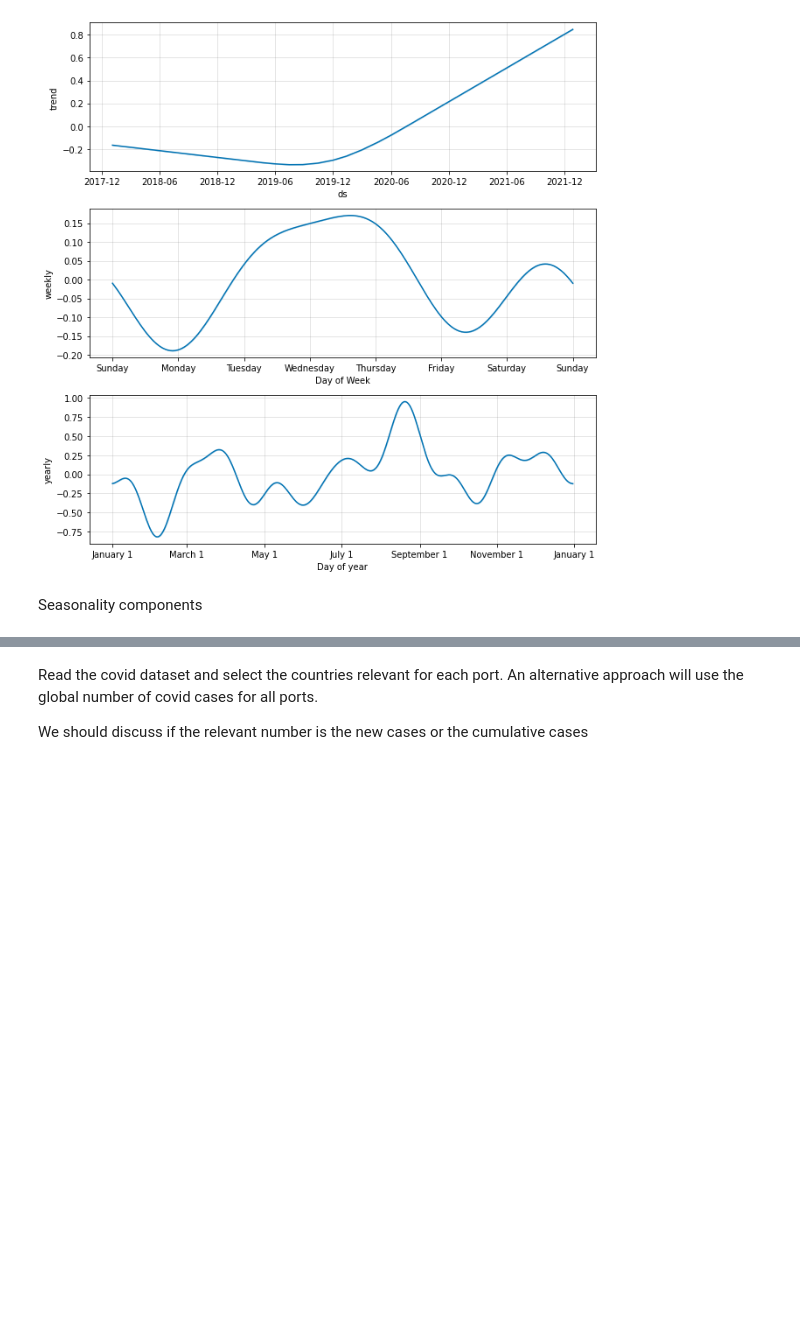
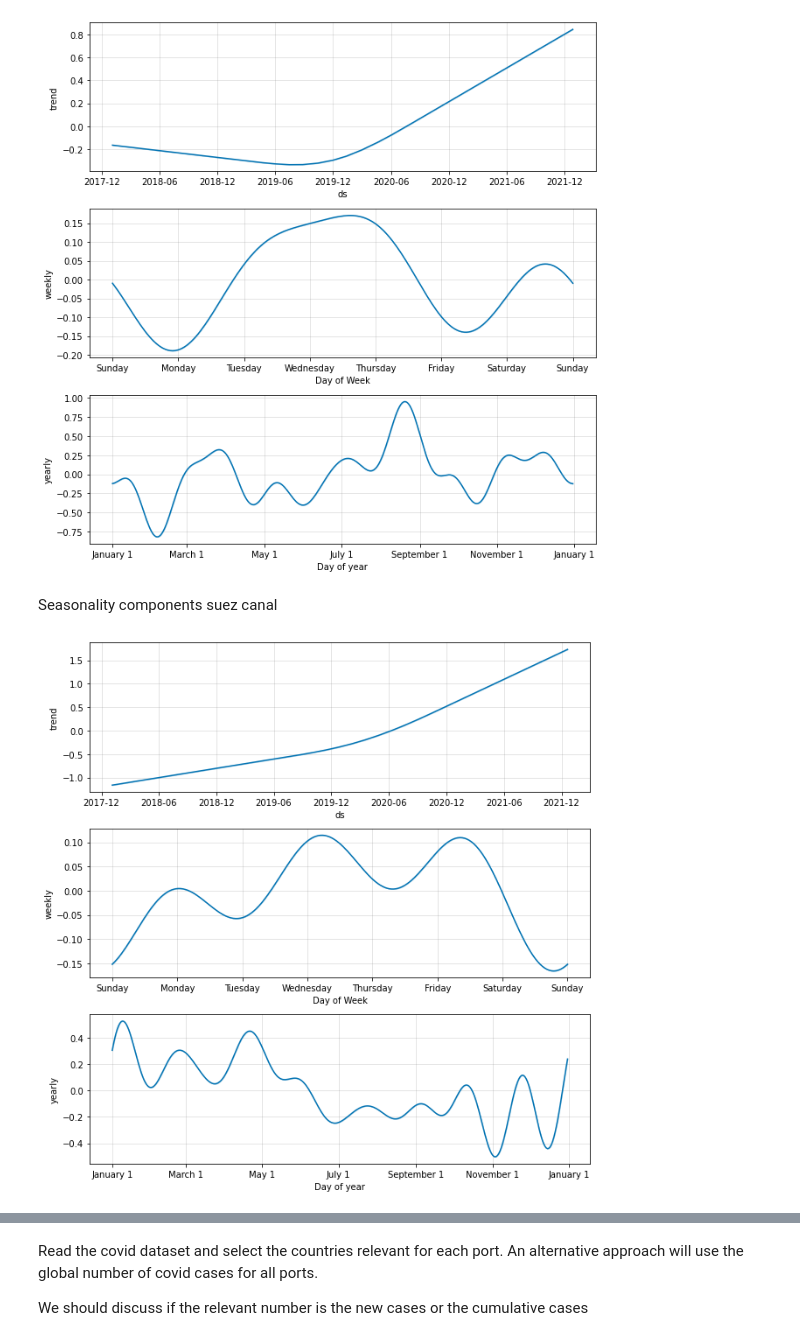
Before and after one commit to lifewinning/MLTSA22_final, a Jupyter notebook: TimeSeriesAnalysis.ipynb, the cells around one changed output, grey strips where cells are left out. Saved outputs shown, nothing was run; the diff lists cells and outputs as text; code cells hidden in the pictures; blank space fills up the shorter version.

```diff
--- a/TimeSeriesAnalysis.ipynb
+++ b/TimeSeriesAnalysis.ipynb
@@ -187,4 +174,8 @@ fig2 = m_suez.plot_components(simplem_sz)
 # %% [output]
 [figure]
 # %% [markdown]
-Seasonality components
+Seasonality components suez canal
+# %%
+fig2 = m_long_beach.plot_components(simplem_lb)
+# %% [output]
+[figure, added]
```
Also changed, not shown: parts of 15 cells of this notebook.
